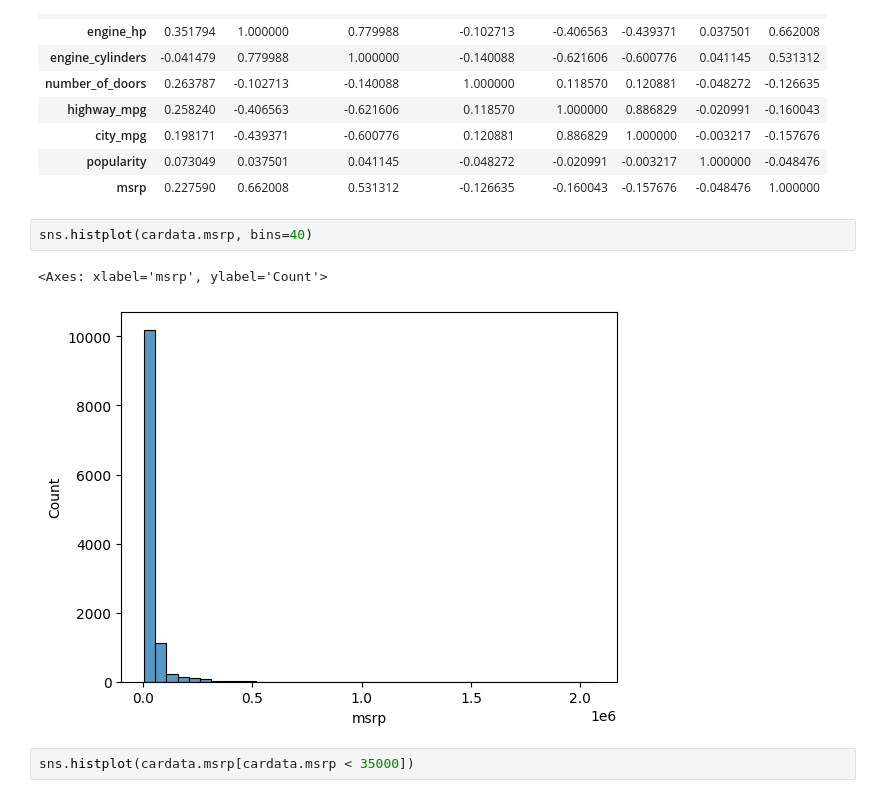
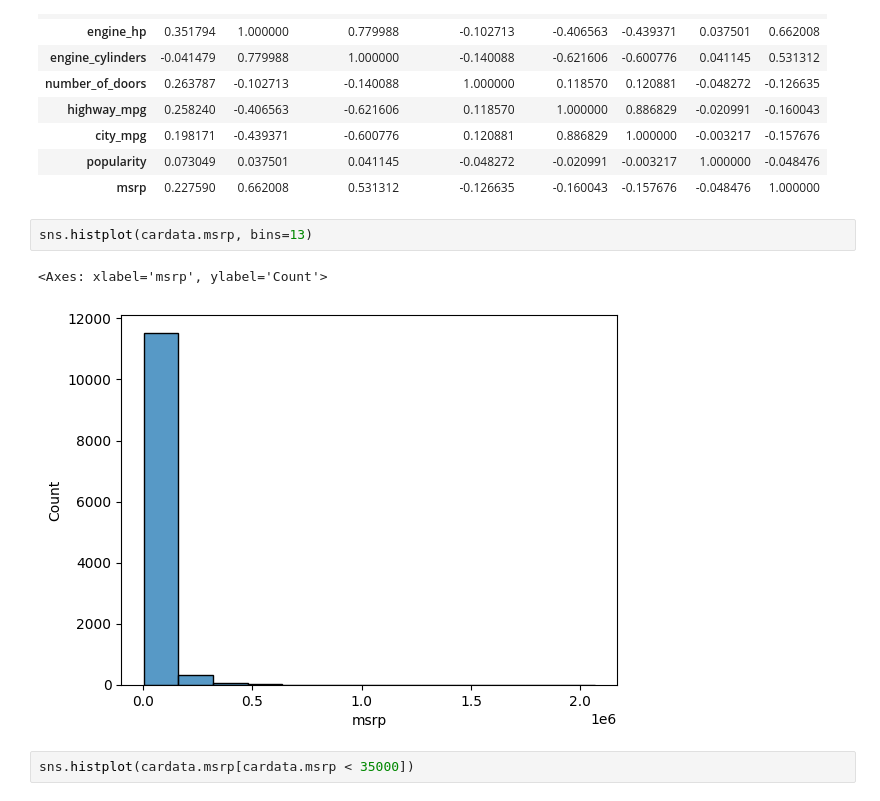
Before and after one commit to Naturalenemy07/CS543_ML, a Jupyter notebook: vscode/homework/MLB_2.ipynb, the cells around one changed output. Saved outputs shown, nothing was run; the diff lists cells and outputs as text.

```diff
--- a/vscode/homework/MLB_2.ipynb
+++ b/vscode/homework/MLB_2.ipynb
@@ -97,10 +93,10 @@ cardata.corr()
 | popularity | 0.073049 | 0.037501 | 0.041145 | -0.048272 | -0.020991 | -0.003217 | 1.000000 | -0.048476 |
 | msrp | 0.227590 | 0.662008 | 0.531312 | -0.126635 | -0.160043 | -0.157676 | -0.048476 | 1.000000 |
 # %%
-sns.histplot(cardata.msrp, bins=40)
+sns.histplot(cardata.msrp, bins=13)
 # %% [output]
 <Axes: xlabel='msrp', ylabel='Count'>
-[figure, old version]
+[figure, new version]
 # %%
 sns.histplot(cardata.msrp[cardata.msrp < 35000])
 # %% [output]
```
Also changed, not shown: parts of 13 cells of this notebook.
